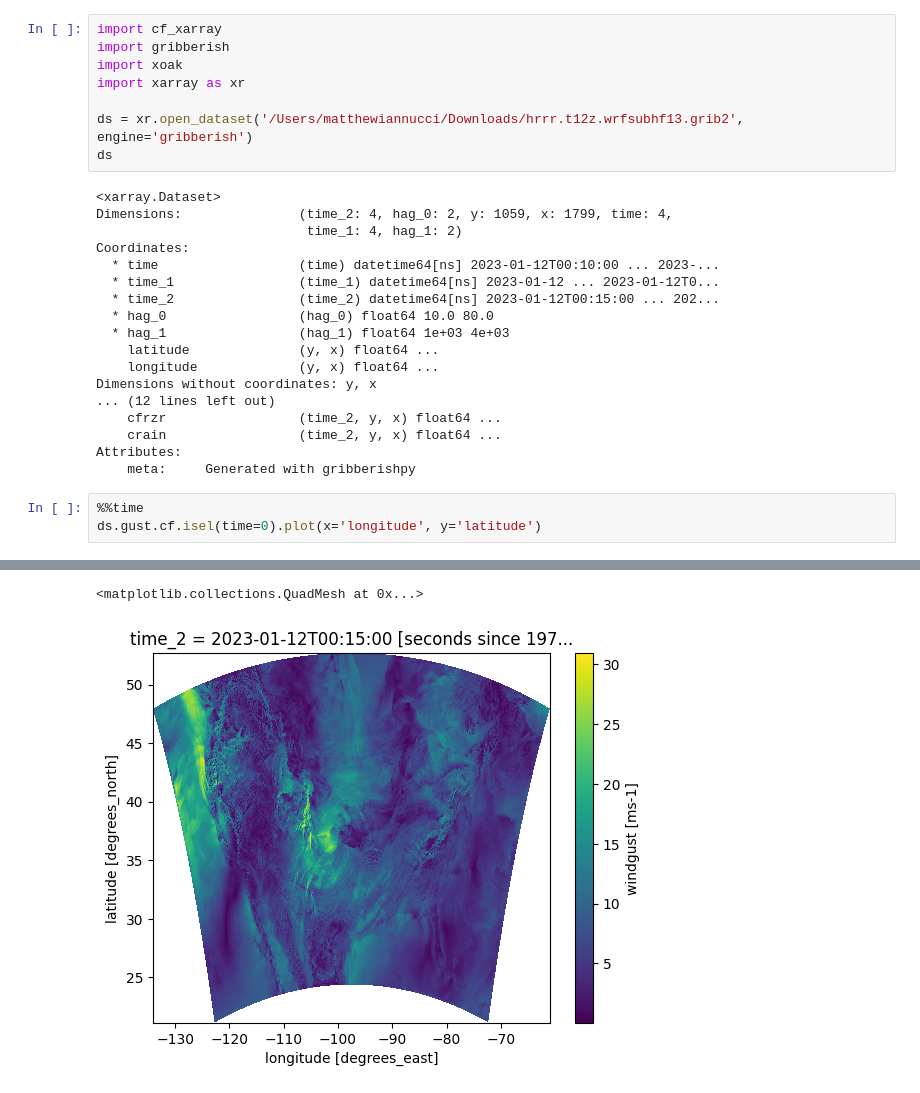
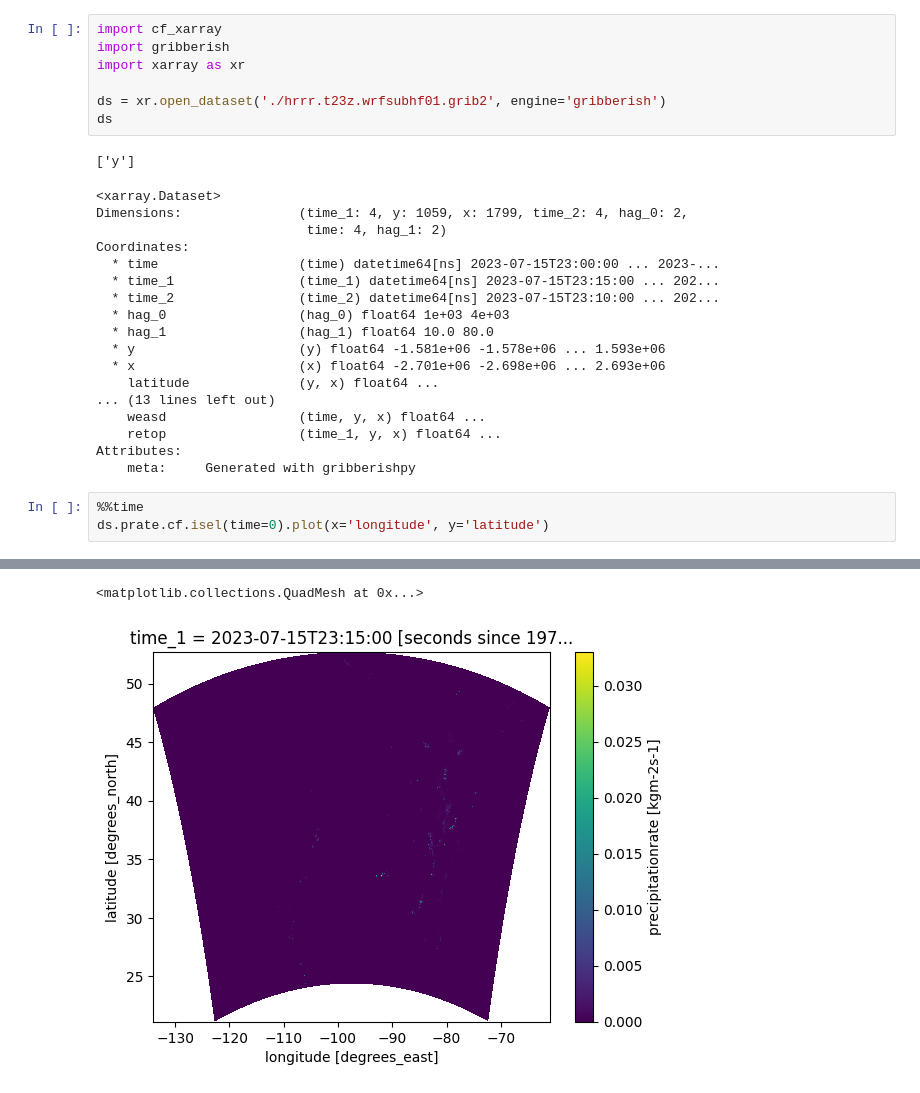
Before and after one commit to mpiannucci/gribberish, a Jupyter notebook: python/examples/hrrr.ipynb, the cells around one changed output, grey strips where cells are left out. Cells and saved outputs as stored; diff of their text form.

```diff
--- a/python/examples/hrrr.ipynb
+++ b/python/examples/hrrr.ipynb
@@ -1,30 +1,30 @@
 # %%
 import cf_xarray
 import gribberish
-import xoak
 import xarray as xr
 
-ds = xr.open_dataset('/Users/matthewiannucci/Downloads/hrrr.t12z.wrfsubhf13.grib2', engine='gribberish')
+ds = xr.open_dataset('./hrrr.t23z.wrfsubhf01.grib2', engine='gribberish')
 ds
 # %% [output]
-<xarray.Dataset>
-Dimensions:               (time_2: 4, hag_0: 2, y: 1059, x: 1799, time: 4,
-                           time_1: 4, hag_1: 2)
-Coordinates:
-  * time                  (time) datetime64[ns] 2023-01-12T00:10:00 ... 2023-...
-  * time_1                (time_1) datetime64[ns] 2023-01-12 ... 2023-01-12T0...
-  * time_2                (time_2) datetime64[ns] 2023-01-12T00:15:00 ... 202...
-  * hag_0                 (hag_0) float64 10.0 80.0
-  * hag_1                 (hag_1) float64 1e+03 4e+03
-    latitude              (y, x) float64 ...
-    longitude             (y, x) float64 ...
-Dimensions without coordinates: y, x
-... (12 lines left out)
-    cfrzr                 (time_2, y, x) float64 ...
-    crain                 (time_2, y, x) float64 ...
-Attributes:
-    meta:     Generated with gribberishpy
+['y']
+<xarray.Dataset>
+Dimensions:               (time_1: 4, y: 1059, x: 1799, time_2: 4, hag_0: 2,
+                           time: 4, hag_1: 2)
+Coordinates:
+  * time                  (time) datetime64[ns] 2023-07-15T23:00:00 ... 2023-...
+  * time_1                (time_1) datetime64[ns] 2023-07-15T23:15:00 ... 202...
+  * time_2                (time_2) datetime64[ns] 2023-07-15T23:10:00 ... 202...
+  * hag_0                 (hag_0) float64 1e+03 4e+03
+  * hag_1                 (hag_1) float64 10.0 80.0
+  * y                     (y) float64 -1.581e+06 -1.578e+06 ... 1.593e+06
+  * x                     (x) float64 -2.701e+06 -2.698e+06 ... 2.693e+06
+    latitude              (y, x) float64 ...
+... (13 lines left out)
+    weasd                 (time, y, x) float64 ...
+    retop                 (time_1, y, x) float64 ...
+Attributes:
+    meta:     Generated with gribberishpy
 # %%
 %%time
-ds.gust.cf.isel(time=0).plot(x='longitude', y='latitude')
+ds.prate.cf.isel(time=0).plot(x='longitude', y='latitude')
 # %% [output]
@@ -33,2 +33,2 @@ Wall time: 1.32 s
 <matplotlib.collections.QuadMesh at 0x...>
-[figure, old version]
+[figure, new version]
```
Also changed, not shown: parts of 4 cells of this notebook, 8 other files.
